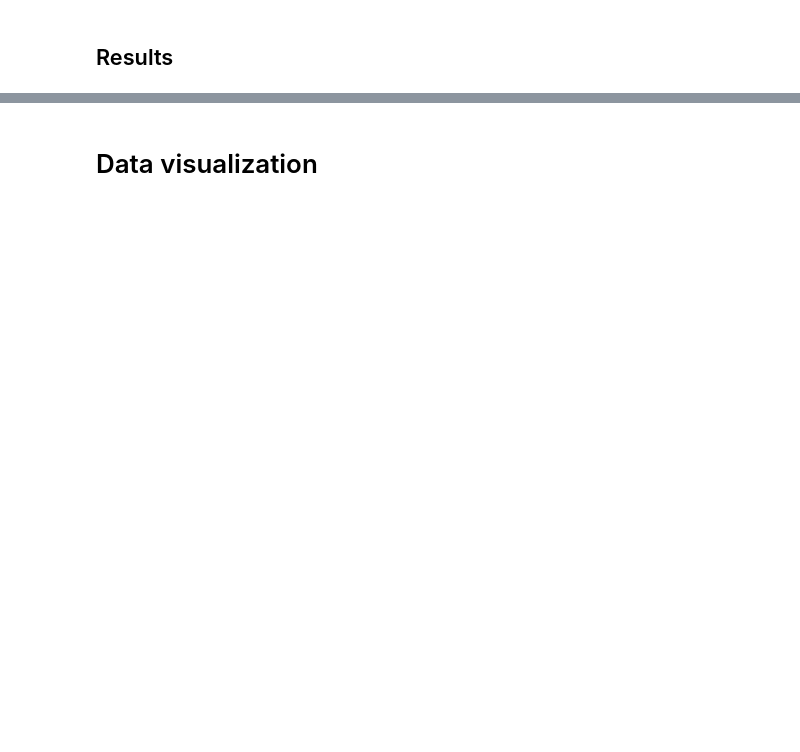
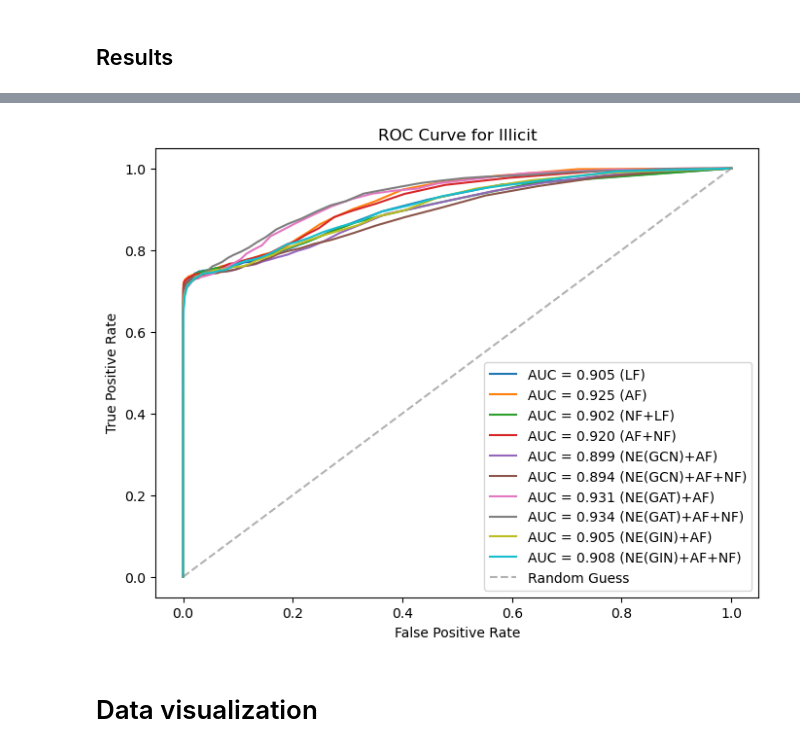
Before and after one commit to Roger987/Graph-Fraud-Detection, a Jupyter notebook: src/fraud_detection-supervised.ipynb, the cells around one changed output, grey strips where cells are left out. Drawn from its saved outputs; the diff is of its cells as text; code cells hidden in the pictures; blank space fills up the shorter version.

```diff
--- a/src/fraud_detection-supervised.ipynb
+++ b/src/fraud_detection-supervised.ipynb
@@ -608,7 +608,7 @@ y_test_binary = (y_test == '1').astype(int)
 class_index_lf = clf_LF.classes_.tolist().index('1')
 y_prob_lf = clf_LF.predict_proba(X_test_LF)[:, class_index_lf]
 
-class_index_af = clf_AF.classes_.tolist().index('1')  F
+class_index_af = clf_AF.classes_.tolist().index('1')
 y_prob_af = clf_AF.predict_proba(X_test_AF)[:, class_index_af]
 
 class_index_lf_nf = clf_LF_NF.classes_.tolist().index('1')
@@ -617,18 +617,54 @@ y_prob_lf_nf = clf_LF_NF.predict_proba(X_test_LF_NF)[:, class_index_lf_nf]
 class_index_af_nf = clf_AF_NF.classes_.tolist().index('1')
 y_prob_af_nf = clf_AF_NF.predict_proba(X_test_AF_NF)[:, class_index_af_nf]
 
+
+class_index_gcn = clf_gcn.classes_.tolist().index('1')
+y_prob_gcn = clf_gcn.predict_proba(X_test_gcn)[:, class_index_gcn]
+
 class_index_ne_af = clf_ne_af.classes_.tolist().index('1')
 y_prob_ne_af = clf_ne_af.predict_proba(X_test_ne_af)[:, class_index_ne_af]
 
 class_index_ne_af_nf = clf_ne_af_nf.classes_.tolist().index('1')
 y_prob_ne_af_nf = clf_ne_af_nf.predict_proba(X_test_ne_af_nf)[:, class_index_ne_af_nf]
 
+
+class_index_gat = clf_gat.classes_.tolist().index('1')
+y_prob_gat = clf_gat.predict_proba(X_test_gat)[:, class_index_gat]
+
+class_index_gat_af = clf_gat_af.classes_.tolist().index('1')
+y_prob_gat_af = clf_gat_af.predict_proba(X_test_gat_af)[:, class_index_gat_af]
+
+class_index_gat_af_nf = clf_gat_af_nf.classes_.tolist().index('1')
+y_prob_gat_af_nf = clf_gat_af_nf.predict_proba(X_test_gat_af_nf)[:, class_index_gat_af_nf]
+
+
+class_index_gin = clf_gin.classes_.tolist().index('1')
+y_prob_gin = clf_gin.predict_proba(X_test_gin)[:, class_index_gin]
+
+class_index_gin_af = clf_gin_af.classes_.tolist().index('1')
+y_prob_gin_af = clf_gin_af.predict_proba(X_test_gin_af)[:, class_index_gin_af]
+
+class_index_gin_af_nf = clf_gin_af_nf.classes_.tolist().index('1')
+y_prob_gin_af_nf = clf_gin_af_nf.predict_proba(X_test_gin_af_nf)[:, class_index_gin_af_nf]
+
+
 fpr_lf, tpr_lf, thresholds_lf = roc_curve(y_test, y_prob_lf, pos_label='1')
 fpr_af, tpr_af, thresholds_af = roc_curve(y_test, y_prob_af, pos_label='1')
 fpr_lf_nf, tpr_lf_nf, thresholds_lf_nf = roc_curve(y_test, y_prob_lf_nf, pos_label='1')
 fpr_af_nf, tpr_af_nf, thresholds_af_nf = roc_curve(y_test, y_prob_af_nf, pos_label='1')
+
+fpr_gcn, tpr_gcn, thresholds_gcn = roc_curve(y_test, y_prob_gcn, pos_label='1')
 fpr_ne_af, tpr_ne_af, thresholds_ne_af = roc_curve(y_test, y_prob_ne_af, pos_label='1')
 fpr_ne_af_nf, tpr_ne_af_nf, thresholds_ne_af_nf = roc_curve(y_test, y_prob_ne_af_nf, pos_label='1')
+
+fpr_gat, tpr_gat, thresholds_gat = roc_curve(y_test, y_prob_gat, pos_label='1')
+fpr_gat_af, tpr_gat_af, thresholds_gat_af = roc_curve(y_test, y_prob_gat_af, pos_label='1')
+fpr_gat_af_nf, tpr_gat_af_nf, thresholds_gat_af_nf = roc_curve(y_test, y_prob_gat_af_nf, pos_label='1')
+
+fpr_gin, tpr_gin, thresholds_gin = roc_curve(y_test, y_prob_gin, pos_label='1')
+fpr_gin_af, tpr_gin_af, thresholds_gin_af = roc_curve(y_test, y_prob_gin_af, pos_label='1')
+fpr_gin_af_nf, tpr_gin_af_nf, thresholds_gin_af_nf = roc_curve(y_test, y_prob_gin_af_nf, pos_label='1')
+
 
 roc_auc_lf = roc_auc_score(y_test_binary, y_prob_lf)
 print(f"ROC-AUC Score for illicit (Local Features): {roc_auc_lf:.3f}")
@@ -642,23 +678,61 @@ print(f"ROC-AUC Score for illicit (Local Features + Node Features): {roc_auc_lf_
 roc_auc_af_nf = roc_auc_score(y_test_binary, y_prob_af_nf)
 print(f"ROC-AUC Score for illicit (All Features + Node Features): {roc_auc_af_nf:.3f}")
 
+
+roc_auc_gcn = roc_auc_score(y_test_binary, y_prob_gcn)
+print(f"ROC-AUC Score for illicit (Node Embeddings (GCN)): {roc_auc_gcn:.3f}")
+
 roc_auc_ne_af = roc_auc_score(y_test_binary, y_prob_ne_af)
 print(f"ROC-AUC Score for illicit (Node Embeddings + All features (GCN)): {roc_auc_ne_af:.3f}")
 
 roc_auc_ne_af_nf = roc_auc_score(y_test_binary, y_prob_ne_af_nf)
 print(f"ROC-AUC Score for illicit (Embeddings + All Features + Node Features (GCN)): {roc_auc_ne_af_nf:.3f}")
 
+
+roc_auc_gat = roc_auc_score(y_test_binary, y_prob_gat)
+print(f"ROC-AUC Score for illicit (Node Embeddings (GAT)): {roc_auc_gat:.3f}")
+
+roc_auc_gat_af = roc_auc_score(y_test_binary, y_prob_gat_af)
+print(f"ROC-AUC Score for illicit (Node Embeddings + All features (GAT)): {roc_auc_gat_af:.3f}")
+
+roc_auc_gat_af_nf = roc_auc_score(y_test_binary, y_prob_gat_af_nf)
+print(f"ROC-AUC Score for illicit (Embeddings + All Features + Node Features (GAT)): {roc_auc_gat_af_nf:.3f}")
+
+
+roc_auc_gin = roc_auc_score(y_test_binary, y_prob_gin)
+print(f"ROC-AUC Score for illicit (Node Embeddings (GIN)): {roc_auc_gin:.3f}")
+
+roc_auc_gin_af = roc_auc_score(y_test_binary, y_prob_gin_af)
+print(f"ROC-AUC Score for illicit (Node Embeddings + All features (GIN)): {roc_auc_gin_af:.3f}")
+
+roc_auc_gin_af_nf = roc_auc_score(y_test_binary, y_prob_gin_af_nf)
+print(f"ROC-AUC Score for illicit (Embeddings + All Features + Node Features (GIN)): {roc_auc_gin_af_nf:.3f}")
+
 plt.figure(figsize=(8, 6))
-plt.plot(fpr_lf, tpr_lf, label=f"ROC Curve (AUC = {roc_auc_lf:.3f}) for illicit lf")
-plt.plot(fpr_af, tpr_af, label=f"ROC Curve (AUC = {roc_auc_af:.3f}) for illicit af")
-plt.plot(fpr_lf_nf, tpr_lf_nf, label=f"ROC Curve (AUC = {roc_auc_lf_nf:.3f}) for illicit nf+lf")
-plt.plot(fpr_af_nf, tpr_af_nf, label=f"ROC Curve (AUC = {roc_auc_af_nf:.3f}) for illicit af+nf")
-plt.plot(fpr_ne_af, tpr_ne_af, label=f"ROC Curve (AUC = {roc_auc_ne_af:.3f}) for illicit ne+af (GCN)")
-plt.plot(fpr_ne_af_nf, tpr_ne_af_nf, label=f"ROC Curve (AUC = {roc_auc_ne_af_nf:.3f}) for illicit embeddings+af+nf (GCN)")
+plt.plot(fpr_lf, tpr_lf, label=f"AUC = {roc_auc_lf:.3f} (LF)")
+plt.plot(fpr_af, tpr_af, label=f"AUC = {roc_auc_af:.3f} (AF)")
+plt.plot(fpr_lf_nf, tpr_lf_nf, label=f"AUC = {roc_auc_lf_nf:.3f} (NF+LF)")
+plt.plot(fpr_af_nf, tpr_af_nf, label=f"AUC = {roc_auc_af_nf:.3f} (AF+NF)")
+
+#plt.plot(fpr_gcn, tpr_gcn, label=f"AUC = {roc_auc_gcn:.3f} (NE(GCN))")
+plt.plot(fpr_ne_af, tpr_ne_af, label=f"AUC = {roc_auc_ne_af:.3f} (NE(GCN)+AF)")
+plt.plot(fpr_ne_af_nf, tpr_ne_af_nf, label=f"AUC = {roc_auc_ne_af_nf:.3f} (NE(GCN)+AF+NF)")
+
+#plt.plot(fpr_gat, tpr_gat, label=f"AUC = {roc_auc_gat:.3f} (NE(GAT))")
+plt.plot(fpr_gat_af, tpr_gat_af, label=f"AUC = {roc_auc_gat_af:.3f} (NE(GAT)+AF)")
+plt.plot(fpr_gat_af_nf, tpr_gat_af_nf, label=f"AUC = {roc_auc_gat_af_nf:.3f} (NE(GAT)+AF+NF)")
+
+#plt.plot(fpr_gin, tpr_gin, label=f"AUC = {roc_auc_gin:.3f} (NE(GIN))")
+plt.plot(fpr_gin_af, tpr_gin_af, label=f"AUC = {roc_auc_gin_af:.3f} (NE(GIN)+AF)")
+plt.plot(fpr_gin_af_nf, tpr_gin_af_nf, label=f"AUC = {roc_auc_gin_af_nf:.3f} (NE(GIN)+AF+NF)")
+
 plt.plot([0, 1], [0, 1], color='grey', linestyle='--', alpha=0.6, label="Random Guess")
 plt.xlabel("False Positive Rate")
 plt.ylabel("True Positive Rate")
-plt.title("ROC Curve for illicit")
+plt.title("ROC Curve for Illicit")
 plt.legend(loc="lower right")
+
+plt.savefig('roc_curve.png', format='png', dpi=300)
+
 plt.show()
 # %% [output]
@@ -666,3 +752,4 @@ SyntaxError: invalid syntax (1569066306.py, line 6)
+[figure, added]
 # %%
 #import pandas as pd
 
```
Also changed, not shown: parts of 15 cells of this notebook, 6 other files.
